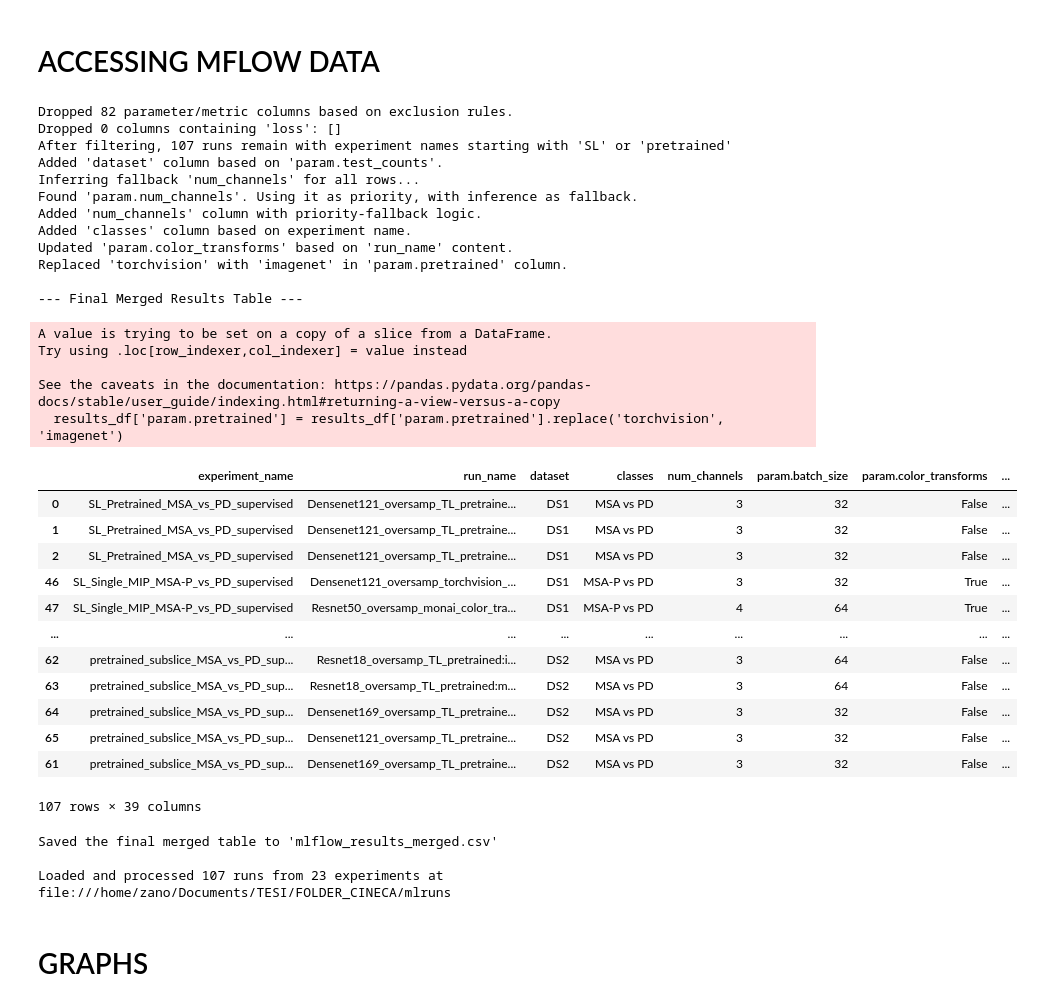
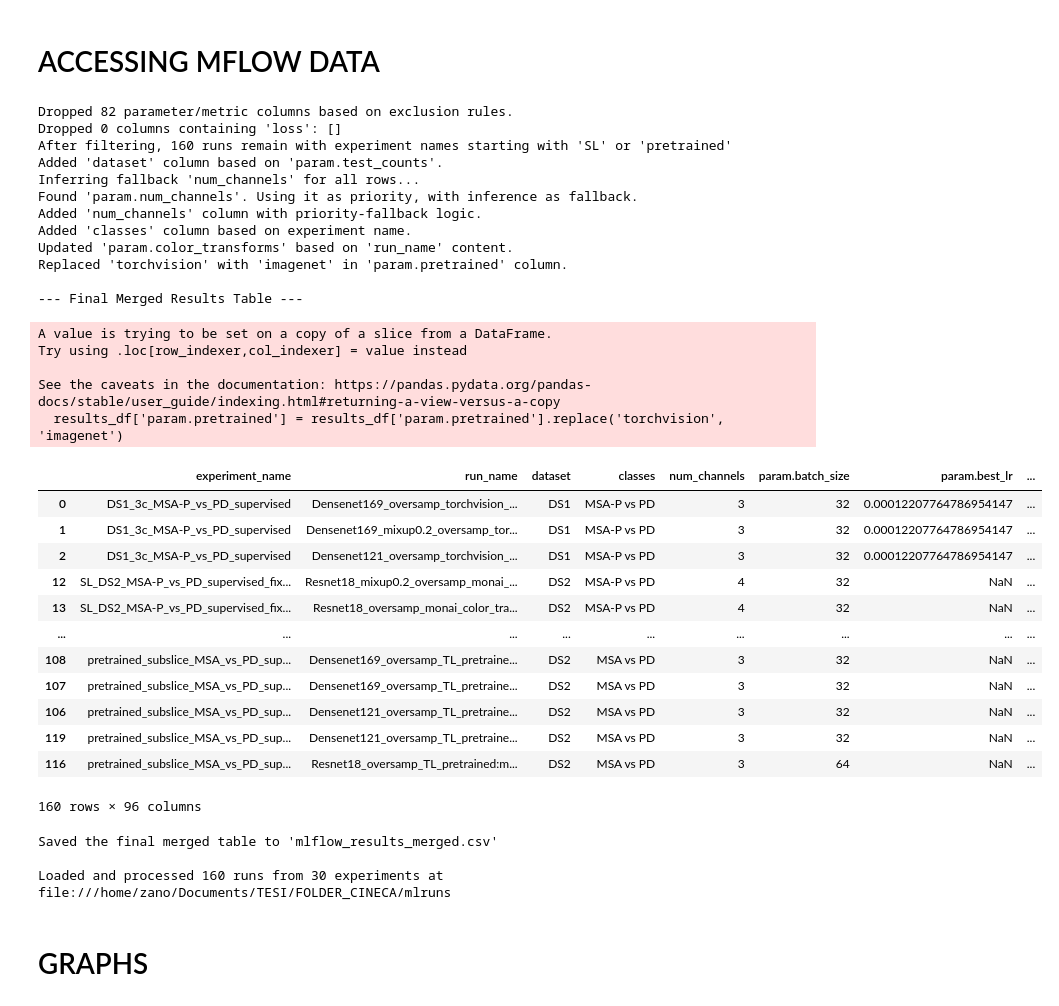
Before and after one commit to z4n0/MIND, a Jupyter notebook: notebooks/supervised_learning.ipynb, the cells around one changed output. Saved outputs shown, nothing was run; the diff lists cells and outputs as text; code cells hidden in the pictures.

```diff
--- a/notebooks/supervised_learning.ipynb
+++ b/notebooks/supervised_learning.ipynb
@@ -1177,11 +990,4 @@ plt.show()
 # %%
-import os
-import pandas as pd
-import numpy as np
-import mlflow
-from mlflow.tracking import MlflowClient
-from datetime import datetime
-import re
 
 # Adjust if your mlruns is elsewhere
 MLRUNS_DIR_CANDIDATES = [
@@ -1207,9 +1013,12 @@ EXCLUDE_PARAM_KEYS = {"seed", "random_state"}
 EXCLUDE_PARAM_PREFIXES = ["debug_", "temp_"]
 EXCLUDE_PARAM_REGEX = [r"^unused_.*"]
 
+# --CONFIG FOR METRIC FILTERING
 EXCLUDE_METRIC_KEYS = {"train_loss_step", "val_loss_step"}
 EXCLUDE_METRIC_PREFIXES = ["raw_", "tmp_"]
 EXCLUDE_METRIC_REGEX = [r"val_fold",r".*loss*"]
+
+
 
 # --- Data Loading ---
 rows = []
@@ -1263,7 +1072,8 @@ print(f"Dropped {len(cols_to_drop)} parameter/metric columns based on exclusion
 
 # Create a boolean mask for rows to keep
 mask = (df['experiment_name'].str.startswith('SL', na=False) |
-        df['experiment_name'].str.startswith('pretrained', na=False))
+        df['experiment_name'].str.startswith('pretrained', na=False) |
+        df['experiment_name'].str.startswith('DS', na=False))
 
 # Apply the filter
 df = df[mask]
@@ -1359,50 +1169,50 @@ pd.set_option("display.max_columns", 200)
 print("\n--- Final Merged Results Table ---")
 # Use display() if in a notebook environment, otherwise print()
 try:
     display(results_df)
 except NameError:
     print(results_df)
 
 
 # Save the single, merged DataFrame to a CSV file
 results_df.to_csv("mlflow_results_merged.csv", index=False)
 print("\nSaved the final merged table to 'mlflow_results_merged.csv'")
 
 print(f"\nLoaded and processed {len(df)} runs from {len(experiments)} experiments at {tracking_uri}")
 # %% [output]
 Dropped 82 parameter/metric columns based on exclusion rules.
 Dropped 0 columns containing 'loss': []
-After filtering, 107 runs remain with experiment names starting with 'SL' or 'pretrained'
+After filtering, 160 runs remain with experiment names starting with 'SL' or 'pretrained'
 Added 'dataset' column based on 'param.test_counts'.
 Inferring fallback 'num_channels' for all rows...
 Found 'param.num_channels'. Using it as priority, with inference as fallback.
 Added 'num_channels' column with priority-fallback logic.
 Added 'classes' column based on experiment name.
 Updated 'param.color_transforms' based on 'run_name' content.
 Replaced 'torchvision' with 'imagenet' in 'param.pretrained' column.
 
 --- Final Merged Results Table ---
 A value is trying to be set on a copy of a slice from a DataFrame.
 Try using .loc[row_indexer,col_indexer] = value instead
 
 See the caveats in the documentation: https://pandas.pydata.org/pandas-docs/stable/user_guide/indexing.html#returning-a-view-versus-a-copy
   results_df['param.pretrained'] = results_df['param.pretrained'].replace('torchvision', 'imagenet')
-|  | experiment_name | run_name | dataset | classes | num_channels | param.batch_size | param.color_transforms | ... |
-| 0 | SL_Pretrained_MSA_vs_PD_supervised | Densenet121_oversamp_TL_pretraine... | DS1 | MSA vs PD | 3 | 32 | False | ... |
-| 1 | SL_Pretrained_MSA_vs_PD_supervised | Densenet121_oversamp_TL_pretraine... | DS1 | MSA vs PD | 3 | 32 | False | ... |
-| 2 | SL_Pretrained_MSA_vs_PD_supervised | Densenet121_oversamp_TL_pretraine... | DS1 | MSA vs PD | 3 | 32 | False | ... |
-| 46 | SL_Single_MIP_MSA-P_vs_PD_supervised | Densenet121_oversamp_torchvision_... | DS1 | MSA-P vs PD | 3 | 32 | True | ... |
-| 47 | SL_Single_MIP_MSA-P_vs_PD_supervised | Resnet50_oversamp_monai_color_tra... | DS1 | MSA-P vs PD | 4 | 64 | True | ... |
+|  | experiment_name | run_name | dataset | classes | num_channels | param.batch_size | param.best_lr | ... |
+| 0 | DS1_3c_MSA-P_vs_PD_supervised | Densenet169_oversamp_torchvision_... | DS1 | MSA-P vs PD | 3 | 32 | 0.00012207764786954147 | ... |
+| 1 | DS1_3c_MSA-P_vs_PD_supervised | Densenet169_mixup0.2_oversamp_tor... | DS1 | MSA-P vs PD | 3 | 32 | 0.00012207764786954147 | ... |
+| 2 | DS1_3c_MSA-P_vs_PD_supervised | Densenet121_oversamp_torchvision_... | DS1 | MSA-P vs PD | 3 | 32 | 0.00012207764786954147 | ... |
+| 12 | SL_DS2_MSA-P_vs_PD_supervised_fix... | Resnet18_mixup0.2_oversamp_monai_... | DS2 | MSA-P vs PD | 4 | 32 | NaN | ... |
+| 13 | SL_DS2_MSA-P_vs_PD_supervised_fix... | Resnet18_oversamp_monai_color_tra... | DS2 | MSA-P vs PD | 4 | 32 | NaN | ... |
 | ... | ... | ... | ... | ... | ... | ... | ... | ... |
-| 62 | pretrained_subslice_MSA_vs_PD_sup... | Resnet18_oversamp_TL_pretrained:i... | DS2 | MSA vs PD | 3 | 64 | False | ... |
-| 63 | pretrained_subslice_MSA_vs_PD_sup... | Resnet18_oversamp_TL_pretrained:m... | DS2 | MSA vs PD | 3 | 64 | False | ... |
-| 64 | pretrained_subslice_MSA_vs_PD_sup... | Densenet169_oversamp_TL_pretraine... | DS2 | MSA vs PD | 3 | 32 | False | ... |
-| 65 | pretrained_subslice_MSA_vs_PD_sup... | Densenet121_oversamp_TL_pretraine... | DS2 | MSA vs PD | 3 | 32 | False | ... |
-| 61 | pretrained_subslice_MSA_vs_PD_sup... | Densenet169_oversamp_TL_pretraine... | DS2 | MSA vs PD | 3 | 32 | False | ... |
+| 108 | pretrained_subslice_MSA_vs_PD_sup... | Densenet169_oversamp_TL_pretraine... | DS2 | MSA vs PD | 3 | 32 | NaN | ... |
+| 107 | pretrained_subslice_MSA_vs_PD_sup... | Densenet169_oversamp_TL_pretraine... | DS2 | MSA vs PD | 3 | 32 | NaN | ... |
+| 106 | pretrained_subslice_MSA_vs_PD_sup... | Densenet121_oversamp_TL_pretraine... | DS2 | MSA vs PD | 3 | 32 | NaN | ... |
+| 119 | pretrained_subslice_MSA_vs_PD_sup... | Densenet121_oversamp_TL_pretraine... | DS2 | MSA vs PD | 3 | 32 | NaN | ... |
+| 116 | pretrained_subslice_MSA_vs_PD_sup... | Resnet18_oversamp_TL_pretrained:m... | DS2 | MSA vs PD | 3 | 64 | NaN | ... |
-107 rows × 39 columns
+160 rows × 96 columns
 Saved the final merged table to 'mlflow_results_merged.csv'
 
-Loaded and processed 107 runs from 23 experiments at file:///home/zano/Documents/TESI/FOLDER_CINECA/mlruns
+Loaded and processed 160 runs from 30 experiments at file:///home/zano/Documents/TESI/FOLDER_CINECA/mlruns
 # %% [markdown]
  # GRAPHS
 # %%
```
Also changed, not shown: parts of 4 cells of this notebook, 22 other files.
